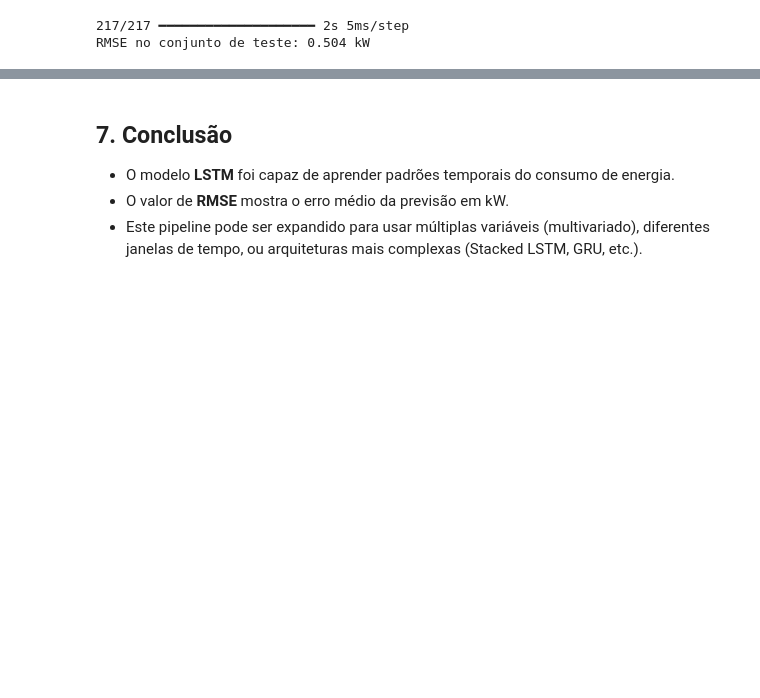
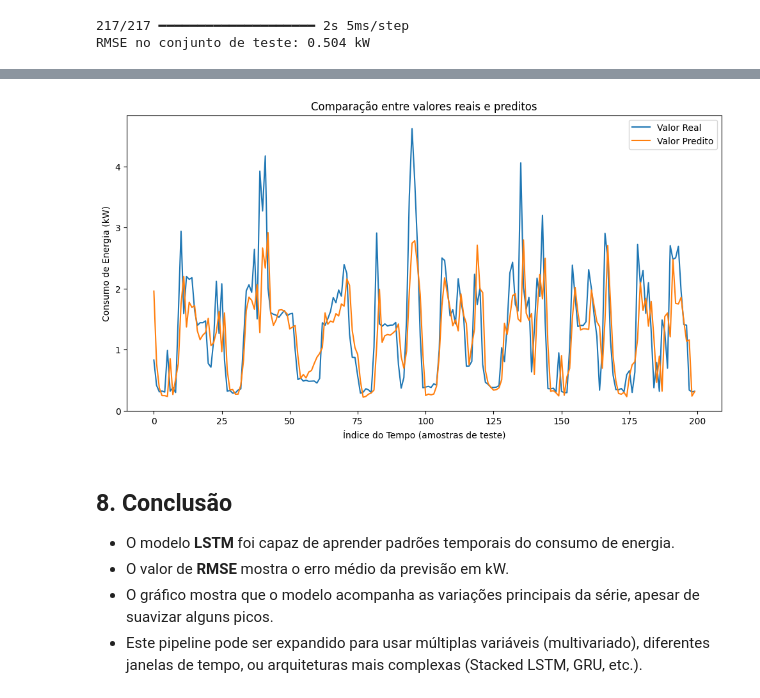
Before and after one commit to ColettoG/pond_rnn_forecast, a Jupyter notebook: Previsa_de_consumo_de_energia_com_rnn.ipynb, the cells around one changed output, grey strips where cells are left out. Drawn from its saved outputs; the diff is of its cells as text; code cells hidden in the pictures; blank space fills up the shorter version.

Commit message:
add: gráficos

```diff
--- a/Previsa_de_consumo_de_energia_com_rnn.ipynb
+++ b/Previsa_de_consumo_de_energia_com_rnn.ipynb
@@ -179,7 +184,25 @@ RMSE no conjunto de teste: 0.504 kW
+# %%
+# ==============================
+# 5. Visualização das Previsões
+# ==============================
+import matplotlib.pyplot as plt
+
+plt.figure(figsize=(12,6))
+plt.plot(y_test[:200], label="Valor Real")       # primeiros 200 pontos de teste
+plt.plot(preds[:200], label="Valor Predito")
+plt.title("Comparação entre valores reais e preditos")
+plt.xlabel("Índice do Tempo (amostras de teste)")
+plt.ylabel("Consumo de Energia (kW)")
+plt.legend()
+plt.show()
+# %% [output]
+[figure, added]
 # %% [markdown]
-## 7. Conclusão
+## 8. Conclusão
 
 - O modelo **LSTM** foi capaz de aprender padrões temporais do consumo de energia.
 - O valor de **RMSE** mostra o erro médio da previsão em kW.
-- Este pipeline pode ser expandido para usar múltiplas variáveis (multivariado), diferentes janelas de tempo,
-ou arquiteturas mais complexas (Stacked LSTM, GRU, etc.).
+- O gráfico mostra que o modelo acompanha as variações principais da série,
+apesar de suavizar alguns picos.
+- Este pipeline pode ser expandido para usar múltiplas variáveis (multivariado),
+diferentes janelas de tempo, ou arquiteturas mais complexas (Stacked LSTM, GRU, etc.).
```
Also changed, not shown: parts of 2 cells of this notebook.
